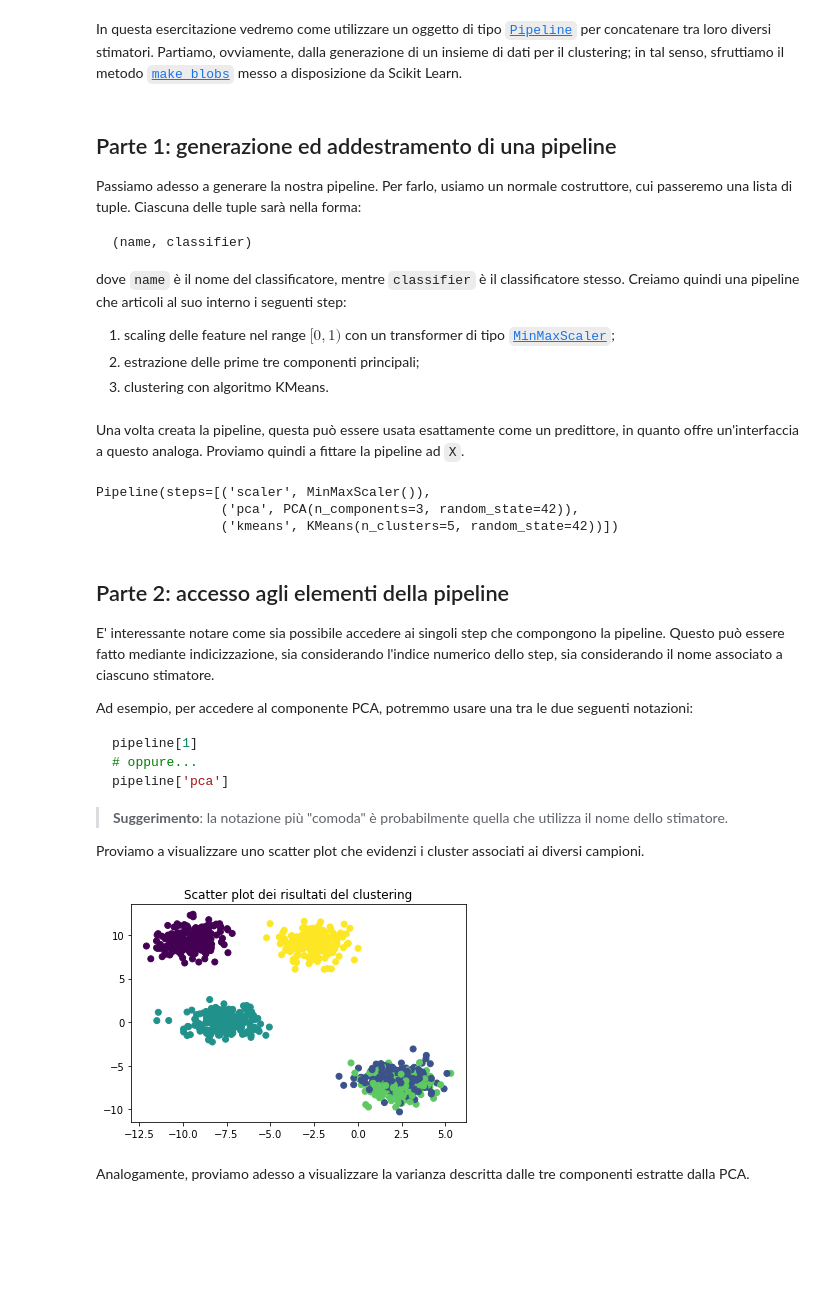
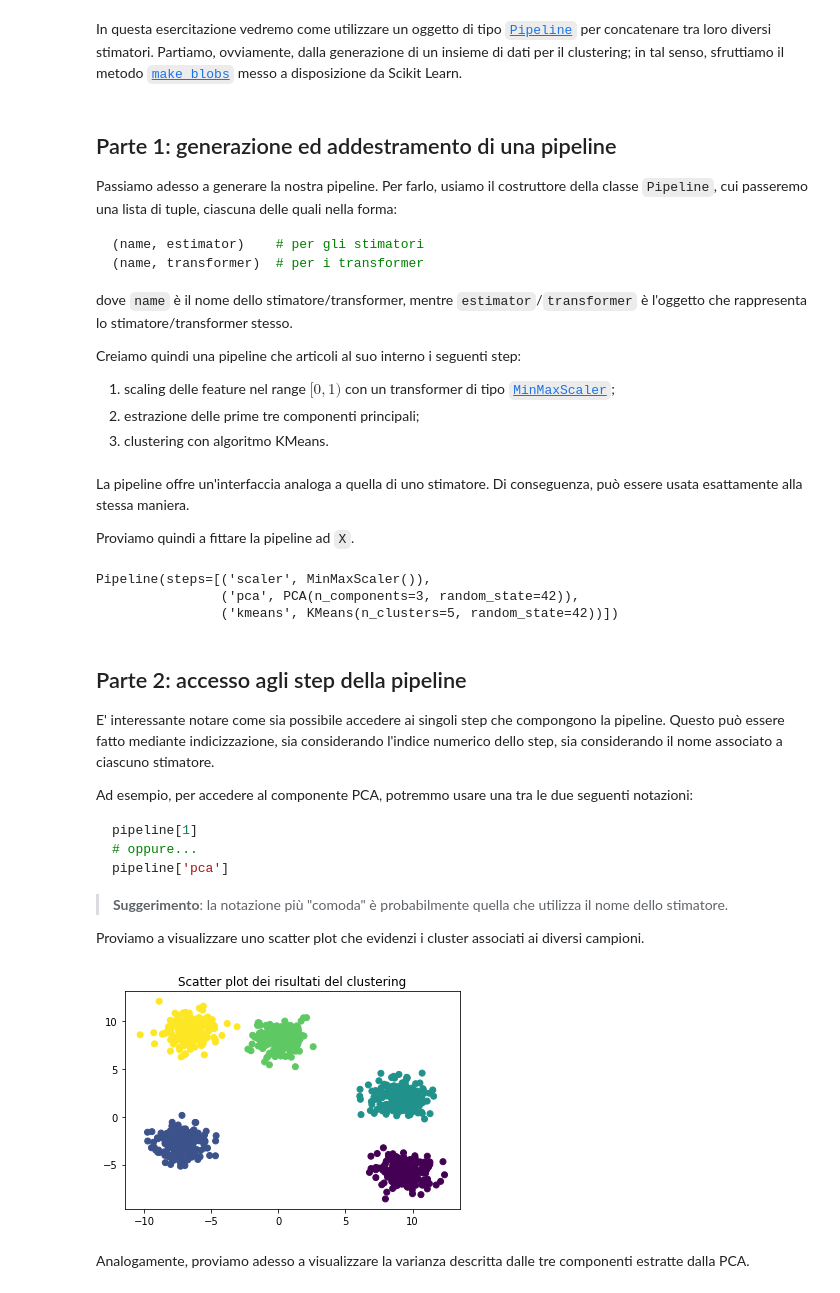
Before and after one commit to anhelus/pcs, a Jupyter notebook: docs/notebooks/base/esercizi/esercizi_18_a.ipynb, the cells around one changed output. Drawn from its saved outputs; the diff is of its cells as text; code cells hidden in the pictures; blank space fills up the shorter version.

````diff
--- a/docs/notebooks/base/esercizi/esercizi_18_a.ipynb
+++ b/docs/notebooks/base/esercizi/esercizi_18_a.ipynb
@@ -14,13 +14,16 @@ X, y = make_blobs(n_samples=1000, n_features=10, centers=5, random_state=42)
 # %% [markdown]
 ## Parte 1: generazione ed addestramento di una pipeline
 
-Passiamo adesso a generare la nostra pipeline. Per farlo, usiamo un normale costruttore, cui passeremo una lista di tuple. Ciascuna delle tuple sarà nella forma:
+Passiamo adesso a generare la nostra pipeline. Per farlo, usiamo il costruttore della classe `Pipeline`, cui passeremo una lista di tuple, ciascuna delle quali nella forma:
 
 ```python
-(name, classifier)
+(name, estimator)    # per gli stimatori
+(name, transformer)  # per i transformer
 ```
 
-dove `name` è il nome del classificatore, mentre `classifier` è il classificatore stesso. Creiamo quindi una pipeline che articoli al suo interno i seguenti step:
+dove `name` è il nome dello stimatore/transformer, mentre `estimator`/`transformer` è l'oggetto che rappresenta lo stimatore/transformer stesso.
+
+Creiamo quindi una pipeline che articoli al suo interno i seguenti step:
 
 1. scaling delle feature nel range $[0,1)$ con un transformer di tipo [`MinMaxScaler`](http://scikit-learn.org/stable/modules/generated/sklearn.preprocessing.MinMaxScaler.html);
 2. estrazione delle prime tre componenti principali;
@@ -32,7 +35,9 @@ pipeline = Pipeline([
     ('kmeans', KMeans(n_clusters=5, random_state=42))
 ])
 # %% [markdown]
-Una volta creata la pipeline, questa può essere usata esattamente come un predittore, in quanto offre un'interfaccia a questo analoga. Proviamo quindi a fittare la pipeline ad `X`.
+La pipeline offre un'interfaccia analoga a quella di uno stimatore. Di conseguenza, può essere usata esattamente alla stessa maniera.
+
+Proviamo quindi a fittare la pipeline ad `X`.
 # %%
 pipeline.fit(X)
 # %% [output]
@@ -40,7 +45,7 @@ Pipeline(steps=[('scaler', MinMaxScaler()),
                 ('pca', PCA(n_components=3, random_state=42)),
                 ('kmeans', KMeans(n_clusters=5, random_state=42))])
 # %% [markdown]
-## Parte 2: accesso agli elementi della pipeline
+## Parte 2: accesso agli step della pipeline
 
 E' interessante notare come sia possibile accedere ai singoli step che compongono la pipeline. Questo può essere fatto mediante indicizzazione, sia considerando l'indice numerico dello step, sia considerando il nome associato a ciascuno stimatore.
 
@@ -57,11 +62,11 @@ pipeline['pca']
 Proviamo a visualizzare uno scatter plot che evidenzi i cluster associati ai diversi campioni.
 # %%
 fig, ax = plt.subplots()
-ax.scatter(X[:, 0], X[:, 1], c=pipeline['kmeans'].labels_)
+ax.scatter(X[:, 1], X[:, 3], c=pipeline['kmeans'].labels_)
 ax.set_title('Scatter plot dei risultati del clustering')
 plt.show()
 # %% [output]
-[figure, old version]
+[figure, new version]
 # %% [markdown]
 Analogamente, proviamo adesso a visualizzare la varianza descritta dalle tre componenti estratte dalla PCA.
 # %%
````
Also changed, not shown: parts of 3 cells of this notebook, 6 other files.
